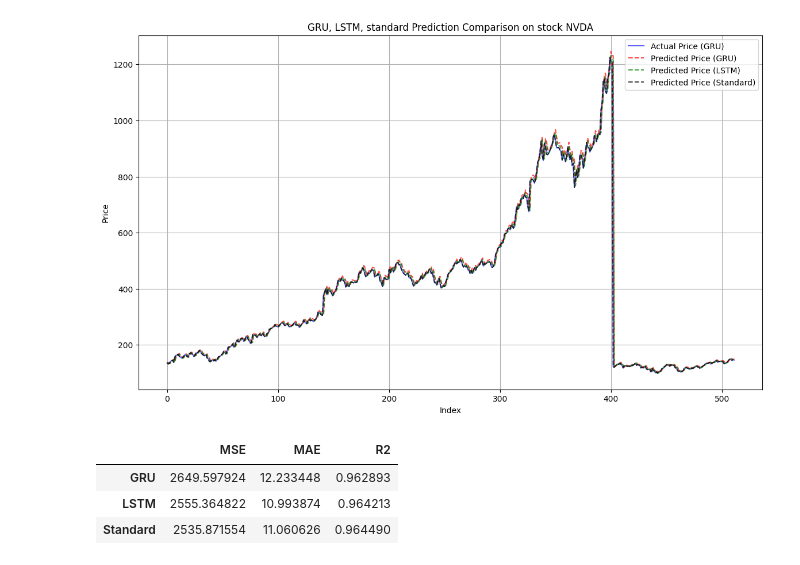
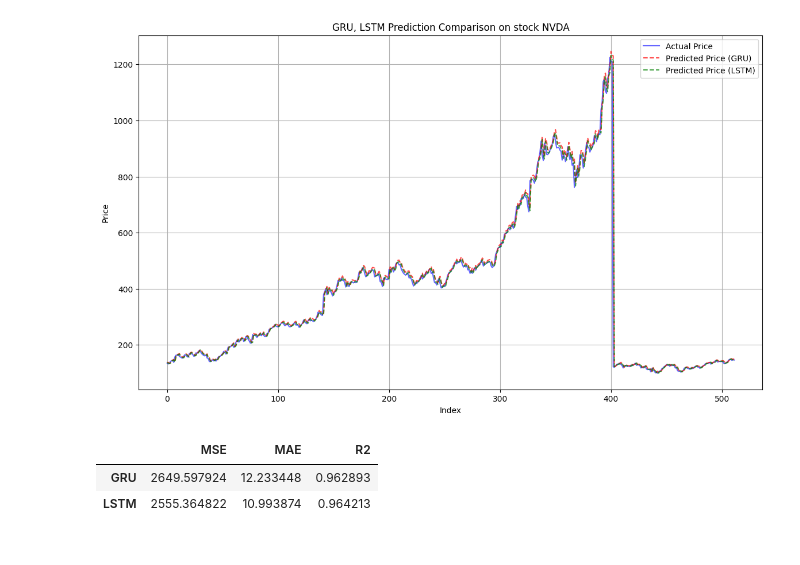
Before and after one commit to hx394/stockPredictModelsProject, a Jupyter notebook: Jingming Cheng/Analyze GRU&LSTM/analyzeGRUandLSTM.ipynb, the cells around one changed output. Drawn from its saved outputs; the diff is of its cells as text; code cells hidden in the pictures.

```diff
--- a/Jingming Cheng/Analyze GRU&LSTM/analyzeGRUandLSTM.ipynb
+++ b/Jingming Cheng/Analyze GRU&LSTM/analyzeGRUandLSTM.ipynb
@@ -233,53 +226,50 @@ gru_lstm_metrics_table
 # %%
-import matplotlib.pyplot as plt
-from sklearn.metrics import mean_squared_error, mean_absolute_error, r2_score
-
-# 提取数据
+# Extract Data
 gru_actual_NVDA = GRU_NVDA['Actual Price']
 gru_predicted_NVDA = GRU_NVDA['Predicted Price']
 lstm_actual_NVDA = LSTM_NVDA['Actual Price']
 lstm_predicted_NVDA = LSTM_NVDA['Predicted Price']
-standard_actual_NVDA = standard_NVDA['Actual Price']
-standard_predicted_NVDA = standard_NVDA['Predicted Price']
+# default_actual_NVDA = default_NVDA['Actual Price']
+# default_predicted_NVDA = default_NVDA['Predicted Price']
 
-# 绘制 GRU 和 LSTM 模型的预测对比图
+# Plot the prediction comparison of GRU and LSTM models
 plt.figure(figsize=(14, 8))
-plt.plot(gru_actual_NVDA, label="Actual Price (GRU)", color='blue', alpha=0.6)
+plt.plot(gru_actual_NVDA, label="Actual Price", color='blue', alpha=0.6)
 plt.plot(gru_predicted_NVDA, label="Predicted Price (GRU)", color='red', linestyle='--', alpha=0.7)
 plt.plot(lstm_predicted_NVDA, label="Predicted Price (LSTM)", color='green', linestyle='--', alpha=0.7)
-plt.plot(standard_predicted_NVDA, label="Predicted Price (Standard)", color='black', linestyle='--', alpha=0.7)
-plt.title("GRU, LSTM, standard Prediction Comparison on stock NVDA")
+# plt.plot(default_predicted_NVDA, label="Predicted Price (default)", color='black', linestyle='--', alpha=0.7)
+plt.title("GRU, LSTM Prediction Comparison on stock NVDA")
 plt.xlabel("Index")
 plt.ylabel("Price")
 plt.legend()
 plt.grid()
 plt.show()
 
-# 计算性能指标
+# Calculate Performance Index
 gru_mse = mean_squared_error(gru_actual_NVDA, gru_predicted_NVDA)
 gru_mae = mean_absolute_error(gru_actual_NVDA, gru_predicted_NVDA)
 gru_r2 = r2_score(gru_actual_NVDA, gru_predicted_NVDA)
 
 lstm_mse = mean_squared_error(lstm_actual_NVDA, lstm_predicted_NVDA)
 lstm_mae = mean_absolute_error(lstm_actual_NVDA, lstm_predicted_NVDA)
 lstm_r2 = r2_score(lstm_actual_NVDA, lstm_predicted_NVDA)
 
-standard_mse = mean_squared_error(standard_actual_NVDA, standard_predicted_NVDA)
-standard_mae = mean_absolute_error(standard_actual_NVDA, standard_predicted_NVDA)
-standard_r2 = r2_score(standard_actual_NVDA, standard_predicted_NVDA)
+# default_mse = mean_squared_error(default_actual_NVDA, default_predicted_NVDA)
+# default_mae = mean_absolute_error(default_actual_NVDA, default_predicted_NVDA)
+# default_r2 = r2_score(default_actual_NVDA, default_predicted_NVDA)
 
 gru_metrics = {'MSE': gru_mse, 'MAE': gru_mae, 'R2': gru_r2}
 lstm_metrics = {'MSE': lstm_mse, 'MAE': lstm_mae, 'R2': lstm_r2}
-standard_metrics = {'MSE': standard_mse, 'MAE': standard_mae, 'R2': standard_r2}
+# default_metrics = {'MSE': default_mse, 'MAE': default_mae, 'R2': default_r2}
 
 # gru_metrics, lstm_metrics
 
-gru_lstm_metrics_table = pd.DataFrame([gru_metrics, lstm_metrics, standard_metrics], index=['GRU', 'LSTM', 'Standard'])
+# gru_lstm_metrics_table = pd.DataFrame([gru_metrics, lstm_metrics, default_metrics], index=['GRU', 'LSTM', 'default'])
+gru_lstm_metrics_table = pd.DataFrame([gru_metrics, lstm_metrics], index=['GRU', 'LSTM'])
 gru_lstm_metrics_table
 # %% [output]
-[figure, old version]
+[figure, new version]
 |  | MSE | MAE | R2 |
 | GRU | 2649.597924 | 12.233448 | 0.962893 |
 | LSTM | 2555.364822 | 10.993874 | 0.964213 |
-| Standard | 2535.871554 | 11.060626 | 0.964490 |
 # %%
```
Also changed, not shown: parts of 7 cells of this notebook.
